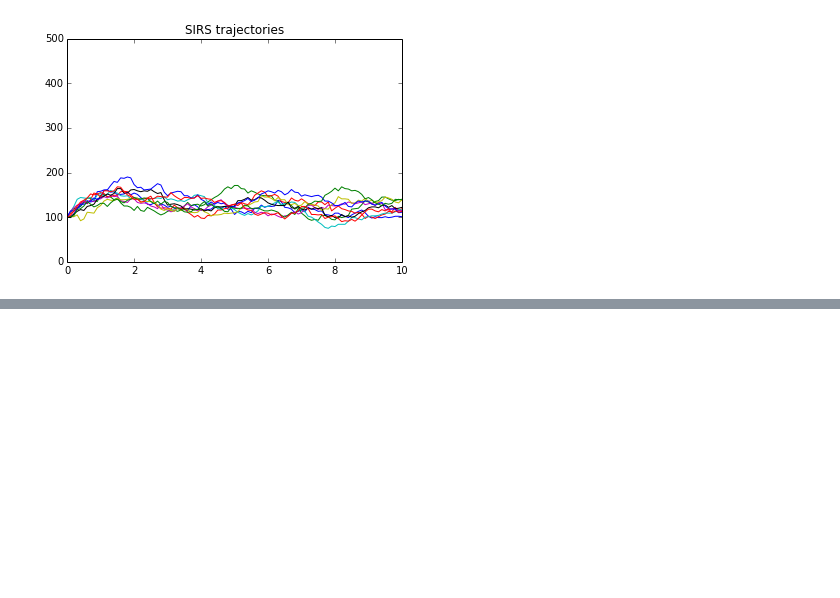
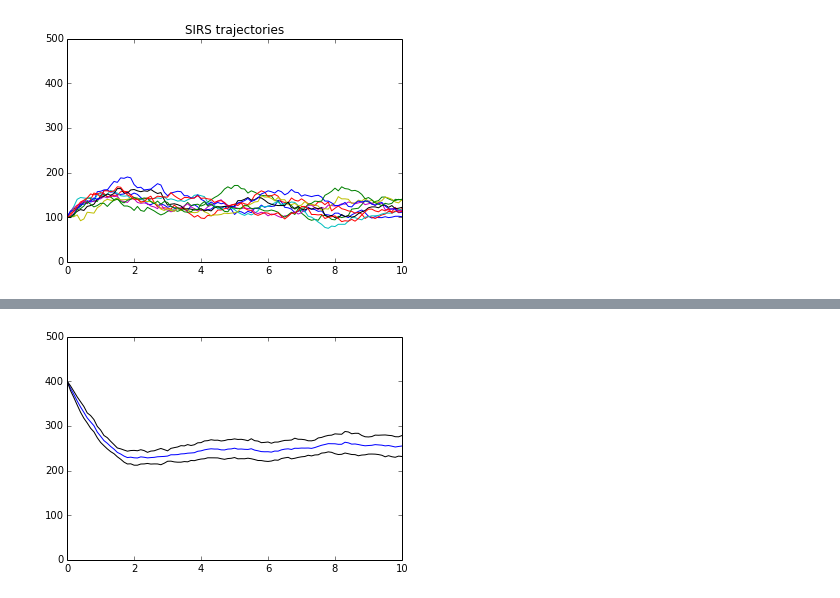
Before and after one commit to dtcitron/sirs_gsp, a Jupyter notebook: sirs_gsp_demo.ipynb, the cells around one changed output, grey strips where cells are left out. Saved outputs shown, nothing was run; the diff lists cells and outputs as text; code cells hidden in the pictures; blank space fills up the shorter version.

```diff
--- a/sirs_gsp_demo.ipynb
+++ b/sirs_gsp_demo.ipynb
@@ -80,0 +100,9 @@ ylim(0, 500);
+# %%
+tavg, Savg, Sstd = grid_avg(tg, Xg)
+plt.plot(tavg, Savg)
+plt.plot(tavg, Savg + Sstd, color = 'k')
+plt.plot(tavg, Savg - Sstd, color = 'k')
+ylim(0,500)
+xlim(0,10);
+# %% [output]
+[figure, added]
```
Also changed, not shown: parts of 16 cells of this notebook, 2 other files.
